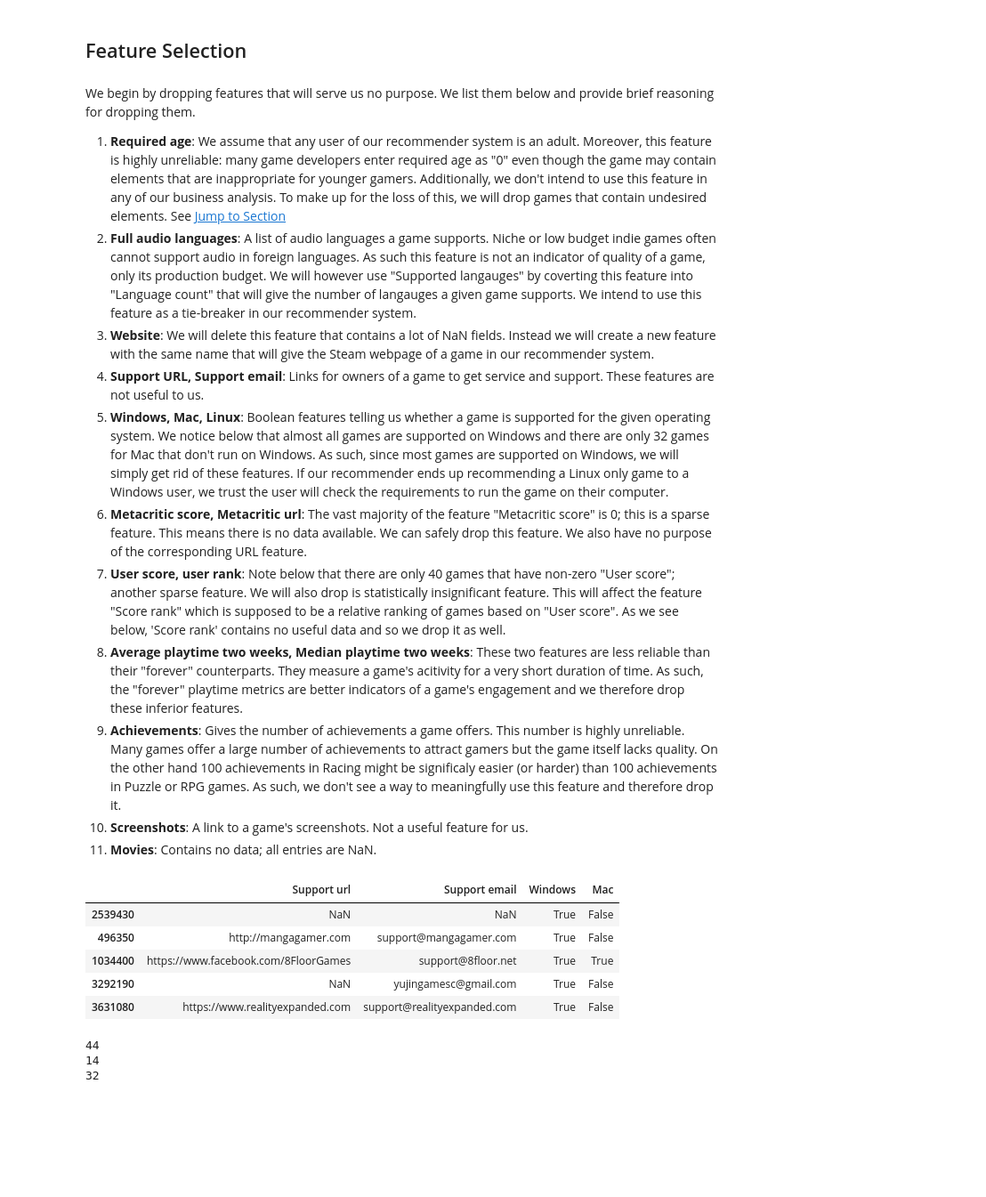
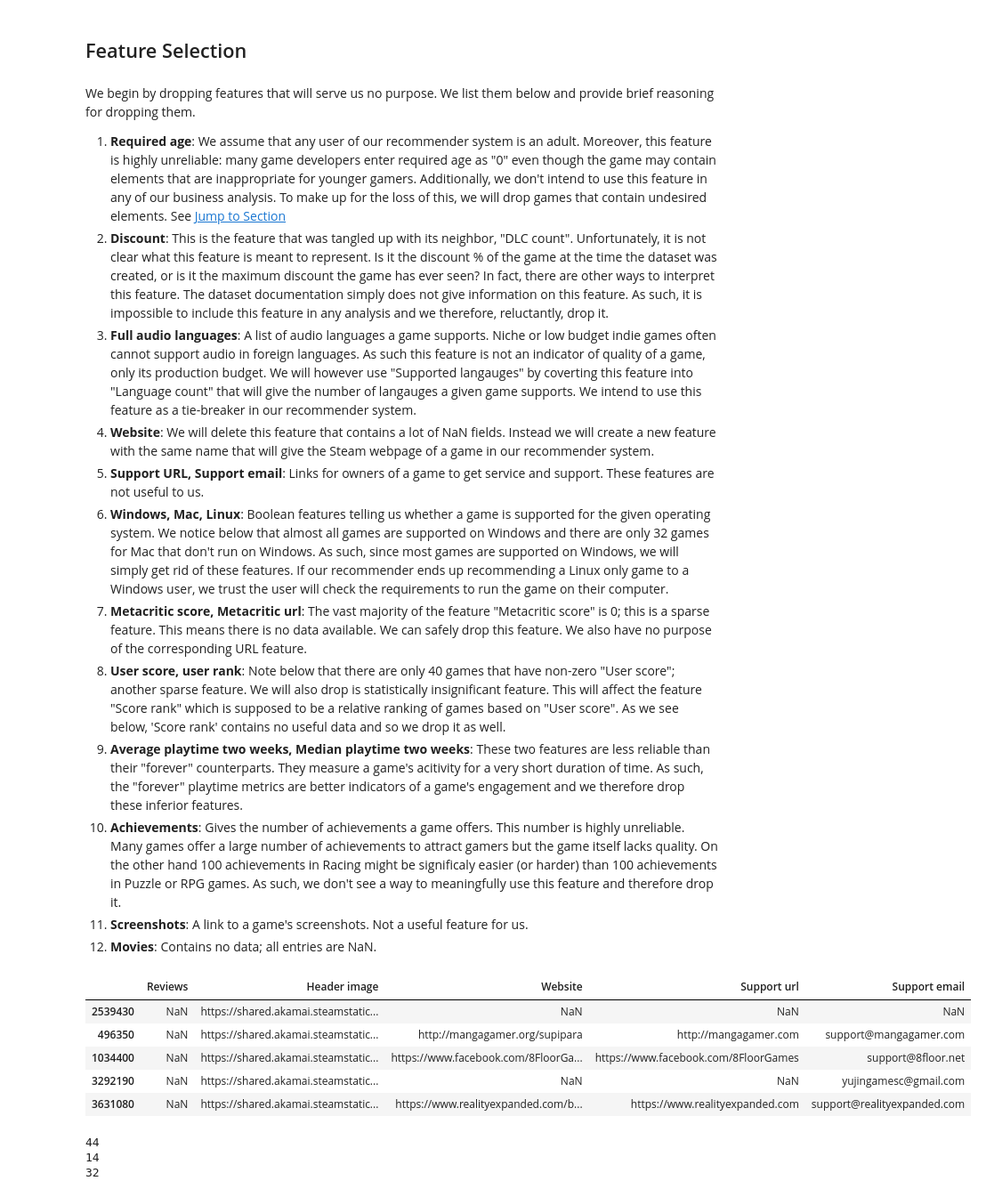
Before and after one commit to shujoshi-git/steam-games-recommender, a Jupyter notebook: steam_games.ipynb, the cells around one changed output. Shown at 89% size. Cells and saved outputs as stored; diff of their text form; code cells hidden in the pictures; blank space fills up the shorter version.

Commit message:
More data cleaning.

```diff
--- a/steam_games.ipynb
+++ b/steam_games.ipynb
@@ -92,27 +94,28 @@ df.columns = ['Name', 'Release date', 'Estimated owners', 'Peak CCU',
 We begin by dropping features that will serve us no purpose. We list them below and provide brief reasoning for dropping them.
 
 1. **Required age**: We assume that any user of our recommender system is an adult. Moreover, this feature is highly unreliable: many game developers enter required age as "0" even though the game may contain elements that are inappropriate for younger gamers. Additionally, we don't intend to use this feature in any of our business analysis. To make up for the loss of this, we will drop games that contain undesired elements. See [Jump to Section](#Removing-games-with-undesired-elements)
-2. **Full audio languages**: A list of audio languages a game supports. Niche or low budget indie games often cannot support audio in foreign languages. As such this feature is not an indicator of quality of a game, only its production budget. We will however use "Supported langauges" by coverting this feature into "Language count" that will give the number of langauges a given game supports. We intend to use this feature as a tie-breaker in our recommender system.
-3. **Website**: We will delete this feature that contains a lot of NaN fields. Instead we will create a new feature with the same name that will give the Steam webpage of a game in our recommender system.
-4. **Support URL, Support email**: Links for owners of a game to get service and support. These features are not useful to us.
-5. **Windows, Mac, Linux**: Boolean features telling us whether a game is supported for the given operating system. We notice below that almost all games are supported on Windows and there are only 32 games for Mac that don't run on Windows. As such, since most games are supported on Windows, we will simply get rid of these features. If our recommender ends up recommending a Linux only game to a Windows user, we trust the user will check the requirements to run the game on their computer.
-6. **Metacritic score, Metacritic url**: The vast majority of the feature "Metacritic score" is 0; this is a sparse feature. This means there is no data available. We can safely drop this feature. We also have no purpose of the corresponding URL feature.
-7. **User score, user rank**: Note below that there are only 40 games that have non-zero "User score"; another sparse feature. We will also drop is statistically insignificant feature. This will affect the feature "Score rank" which is supposed to be a relative ranking of games based on "User score". As we see below, 'Score rank' contains no useful data and so we drop it as well.
-8. **Average playtime two weeks, Median playtime two weeks**: These two features are less reliable than their "forever" counterparts. They measure a game's acitivity for a very short duration of time. As such, the "forever" playtime metrics are better indicators of a game's engagement and we therefore drop these inferior features.
-9. **Achievements**: Gives the number of achievements a game offers. This number is highly unreliable. Many games offer a large number of achievements to attract gamers but the game itself lacks quality. On the other hand 100 achievements in Racing might be significaly easier (or harder) than 100 achievements in Puzzle or RPG games. As such, we don't see a way to meaningfully use this feature and therefore drop it.
-10. **Screenshots**: A link to a game's screenshots. Not a useful feature for us.
-11. **Movies**: Contains no data; all entries are NaN.
+2. **Discount**: This is the feature that was tangled up with its neighbor, "DLC count". Unfortunately, it is not clear what this feature is meant to represent. Is it the discount % of the game at the time the dataset was created, or is it the maximum discount the game has ever seen? In fact, there are other ways to interpret this feature. The dataset documentation simply does not give information on this feature. As such, it is impossible to include this feature in any analysis and we therefore, reluctantly, drop it.
+3. **Full audio languages**: A list of audio languages a game supports. Niche or low budget indie games often cannot support audio in foreign languages. As such this feature is not an indicator of quality of a game, only its production budget. We will however use "Supported langauges" by coverting this feature into "Language count" that will give the number of langauges a given game supports. We intend to use this feature as a tie-breaker in our recommender system.
+4. **Website**: We will delete this feature that contains a lot of NaN fields. Instead we will create a new feature with the same name that will give the Steam webpage of a game in our recommender system.
+5. **Support URL, Support email**: Links for owners of a game to get service and support. These features are not useful to us.
+6. **Windows, Mac, Linux**: Boolean features telling us whether a game is supported for the given operating system. We notice below that almost all games are supported on Windows and there are only 32 games for Mac that don't run on Windows. As such, since most games are supported on Windows, we will simply get rid of these features. If our recommender ends up recommending a Linux only game to a Windows user, we trust the user will check the requirements to run the game on their computer.
+7. **Metacritic score, Metacritic url**: The vast majority of the feature "Metacritic score" is 0; this is a sparse feature. This means there is no data available. We can safely drop this feature. We also have no purpose of the corresponding URL feature.
+8. **User score, user rank**: Note below that there are only 40 games that have non-zero "User score"; another sparse feature. We will also drop is statistically insignificant feature. This will affect the feature "Score rank" which is supposed to be a relative ranking of games based on "User score". As we see below, 'Score rank' contains no useful data and so we drop it as well.
+9. **Average playtime two weeks, Median playtime two weeks**: These two features are less reliable than their "forever" counterparts. They measure a game's acitivity for a very short duration of time. As such, the "forever" playtime metrics are better indicators of a game's engagement and we therefore drop these inferior features.
+10. **Achievements**: Gives the number of achievements a game offers. This number is highly unreliable. Many games offer a large number of achievements to attract gamers but the game itself lacks quality. On the other hand 100 achievements in Racing might be significaly easier (or harder) than 100 achievements in Puzzle or RPG games. As such, we don't see a way to meaningfully use this feature and therefore drop it.
+11. **Screenshots**: A link to a game's screenshots. Not a useful feature for us.
+12. **Movies**: Contains no data; all entries are NaN.
 # %%
 # Notice that many features are strings that are URL. Most of these are not useful to us.
 
-df.iloc[0:5, 14:18]
+df.iloc[0:5, 11:16]
 # %% [output]
-|  | Support url | Support email | Windows | Mac |
-| 2539430 | NaN | NaN | True | False |
-| 496350 | http://mangagamer.com | support@mangagamer.com | True | False |
-| 1034400 | https://www.facebook.com/8FloorGames | support@8floor.net | True | True |
-| 3292190 | NaN | yujingamesc@gmail.com | True | False |
-| 3631080 | https://www.realityexpanded.com | support@realityexpanded.com | True | False |
+|  | Reviews | Header image | Website | Support url | Support email |
+| 2539430 | NaN | https://shared.akamai.steamstatic... | NaN | NaN | NaN |
+| 496350 | NaN | https://shared.akamai.steamstatic... | http://mangagamer.org/supipara | http://mangagamer.com | support@mangagamer.com |
+| 1034400 | NaN | https://shared.akamai.steamstatic... | https://www.facebook.com/8FloorGa... | https://www.facebook.com/8FloorGames | support@8floor.net |
+| 3292190 | NaN | https://shared.akamai.steamstatic... | NaN | NaN | yujingamesc@gmail.com |
+| 3631080 | NaN | https://shared.akamai.steamstatic... | https://www.realityexpanded.com/b... | https://www.realityexpanded.com | support@realityexpanded.com |
 # %%
 # Most games run on Windows while the number of games that run on Mac or Linux but not on Windows is negligible.
 
```
Also changed, not shown: parts of 24 cells of this notebook.
